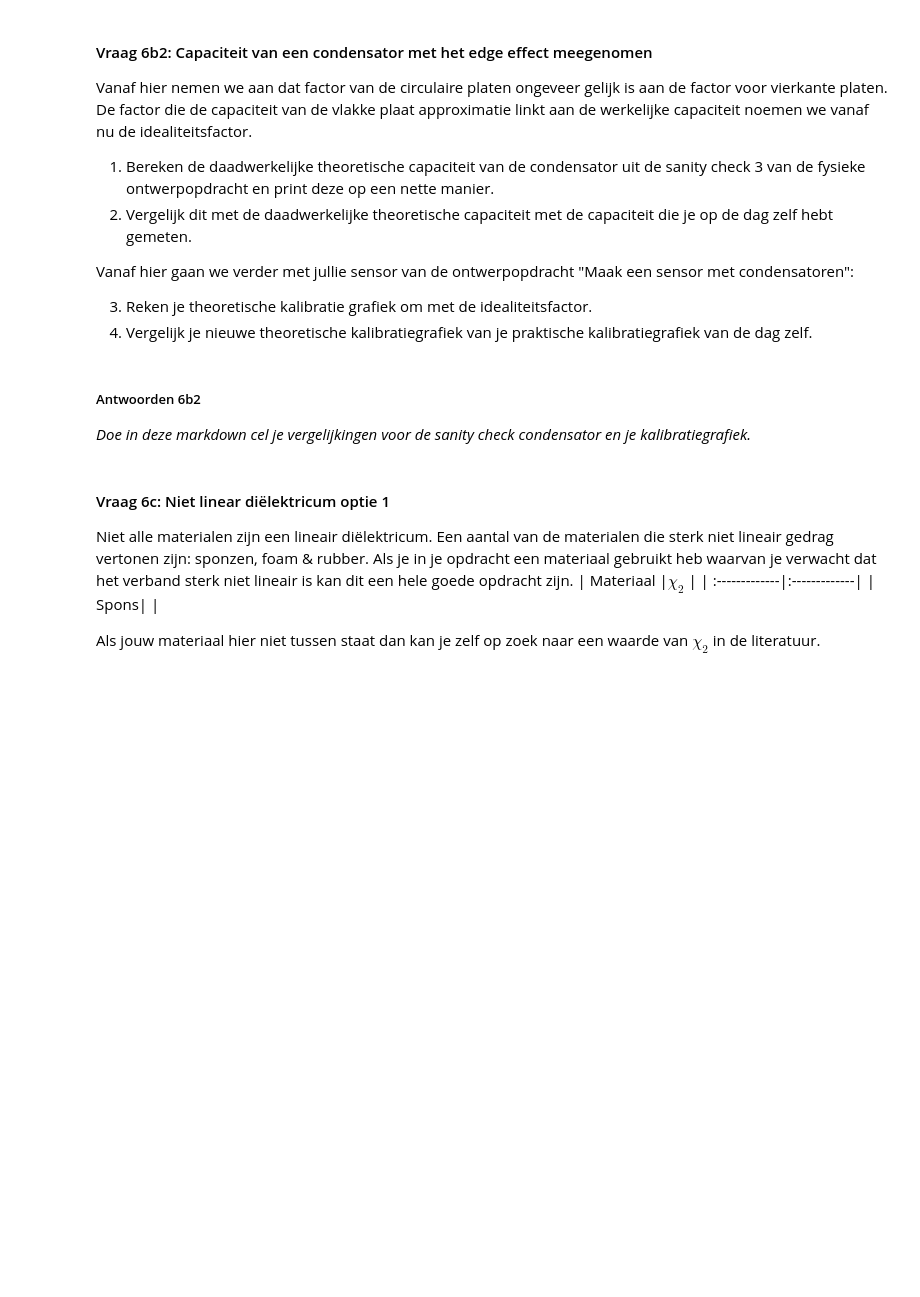
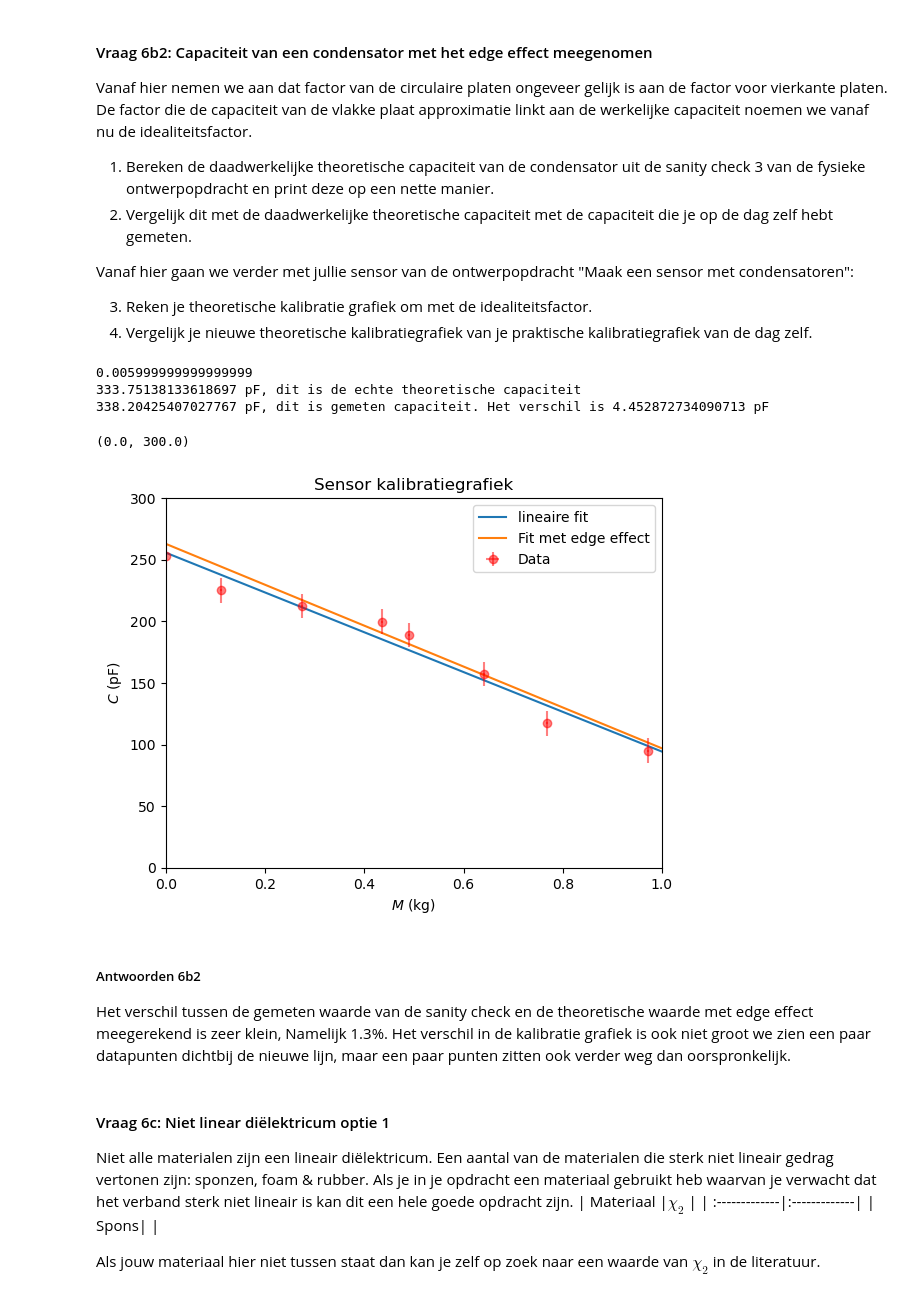
Before and after one commit to daanTN/DEF-Daan, a Jupyter notebook: DigitaleOntwerpopdrachten/1CondensatorOpdracht/CondensatorOntwerpopdracht.ipynb, the cells around one changed output. Cells and saved outputs as stored; diff of their text form; code cells hidden in the pictures; blank space fills up the shorter version.

Commit message:
Alles af v2, github app nam de veranderingen niet waar

```diff
--- a/DigitaleOntwerpopdrachten/1CondensatorOpdracht/CondensatorOntwerpopdracht.ipynb
+++ b/DigitaleOntwerpopdrachten/1CondensatorOpdracht/CondensatorOntwerpopdracht.ipynb
@@ -1156,13 +1156,56 @@ Vanaf hier gaan we verder met jullie sensor van de ontwerpopdracht "Maak een sen
 4. Vergelijk je nieuwe theoretische kalibratiegrafiek van je praktische kalibratiegrafiek van de dag zelf.
 # %%
 # Schrijf hier jouw code die de vlakke plaat capaciteit omschrijft naar de werkelijke capaciteit
+C_meting = np.array([253.4, 225.1, 212.3, 199.7, 189.0, 157.1, 117.3, 95.1]) # in pF
+M_meting = np.array([0, 0.111, 0.2744, 0.436, 0.4899, 0.642, 0.7693, 0.9725]) # in kg
 
-# def C_niet_ideaal(#relevante parameters):
-    # Jouw berekeningen
+d=0.0006 # meter
+oppervlakte_opstelling=0.1**2  # gemeten
+permittiviteit_plastic=2.2  # plastic was polypropyleen en de waarde opgezocht
+w=0.1 # meter
+b=d/w # dimensiloos, idealiteitsfactor
+C_gemeten = 1.7/(1000*8*2*np.pi*100000) # van woensdag
+def k_edge_disk(b):
+    # Nishiyama & Nakamura (disk): C_DN = 1 + 2.367 * b^0.867
+    return 1 + 2.367 * (b ** 0.867)
+idealiteitsfactor=k_edge_disk(b)
+print(b)
+def condensator_extra_laag(d,permittiviteit_material,A):
+    return  (idealiteitsfactor*perm_vacuum*permittiviteit_material*A)/d
+gecor_theo=condensator_extra_laag(d,permittiviteit_plastic,oppervlakte_opstelling)
+
+
+print(gecor_theo/10**-12,'pF, dit is de echte theoretische capaciteit')
+print(C_gemeten/10**-12,'pF, dit is gemeten capaciteit. Het verschil is',(C_gemeten-gecor_theo)/10**-12,'pF')
+
+def lineaire_fit(M, a, b): # fit van woensdag
+    return a * M + b
+
+popt, pcov = curve_fit(lineaire_fit, M_meting, C_meting) # ook van woensdag
+a_fit, b_fit = popt
+
+x_fit = np.linspace(0, 1, 100)
+y_fit = lineaire_fit(x_fit, a_fit, b_fit)
+new_y_fit =lineaire_fit(x_fit, a_fit, b_fit)*idealiteitsfactor # met edge effect
+plt.plot(x_fit, y_fit, label='lineaire fit')
+plt.plot(x_fit,new_y_fit, label='Fit met edge effect')
+plt.errorbar(M_meting, C_meting, yerr=10, xerr=0.002, fmt='ro', ecolor='red', alpha=0.5, label='Data')
+plt.legend()
+plt.title('Sensor kalibratiegrafiek')
+plt.xlabel('$M$ (kg)')
+plt.ylabel('$C$ (pF)')
+plt.xlim(0, 1)
+plt.ylim(0, 300)
+# %% [output]
+0.005999999999999999
+333.75138133618697 pF, dit is de echte theoretische capaciteit
+338.20425407027767 pF, dit is gemeten capaciteit. Het verschil is 4.452872734090713 pF
+(0.0, 300.0)
+[figure, added]
 # %% [markdown]
 ##### Antwoorden 6b2
 
-*Doe in deze markdown cel je vergelijkingen voor de sanity check condensator en je kalibratiegrafiek.*
+Het verschil tussen de gemeten waarde van de sanity check en de theoretische waarde met edge effect meegerekend is zeer klein, Namelijk 1.3%. Het verschil in de kalibratie grafiek is ook niet groot we zien een paar datapunten dichtbij de nieuwe lijn, maar een paar punten zitten ook verder weg dan oorspronkelijk.
 # %% [markdown]
 #### Vraag 6c: Niet linear diëlektricum optie 1
 
```
Also changed, not shown: parts of 1 cell of this notebook.
